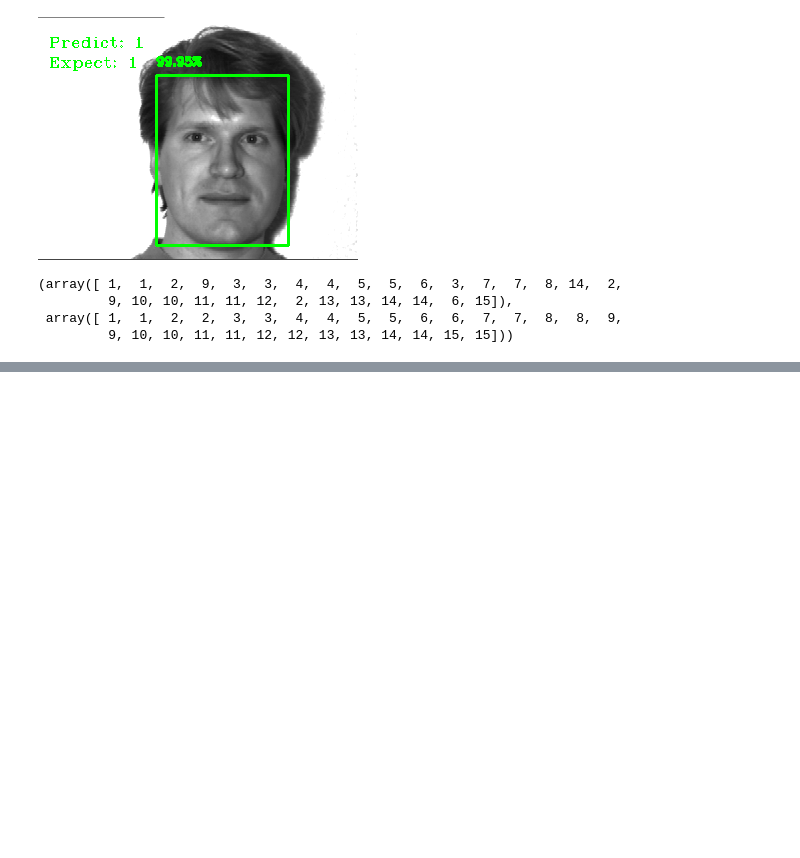
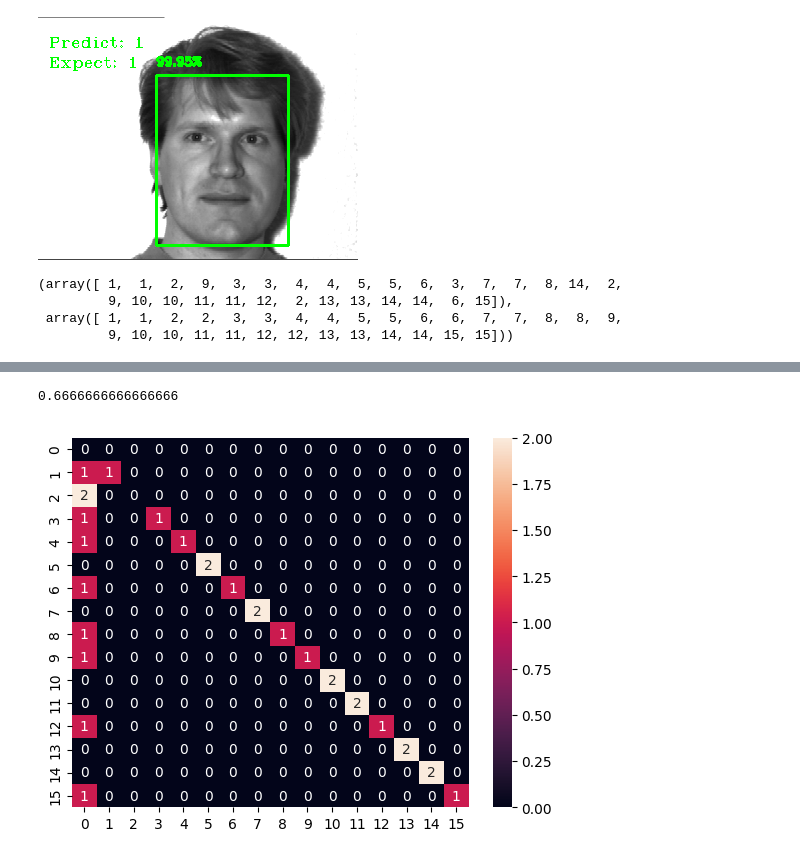
Before and after one commit to pedro162/computer_vision, a Jupyter notebook: face_detection_with_traditoinal_methods.ipynb, the cells around one changed output, grey strips where cells are left out. Cells and saved outputs as stored; diff of their text form; code cells hidden in the pictures; blank space fills up the shorter version.

```diff
--- a/face_detection_with_traditoinal_methods.ipynb
+++ b/face_detection_with_traditoinal_methods.ipynb
@@ -419,0 +467,5 @@ evalueate_algorithm(test_paths, lbph_classifier)
+# %%
+lbph_classifier_2 = cv2.face.LBPHFaceRecognizer_create(radius=4, neighbors=12, grid_x=14, grid_y=14, threshold=550)
+lbph_classifier_2.train(faces, ids)
+np_image, predict = predict_image(test_image, lbph_classifier_2, True)
+cv2_imshow(np_image)
@@ -419,0 +475,5 @@ evalueate_algorithm(test_paths, lbph_classifier)
+# %%
+evaluateion_result(test_paths, lbph_classifier_2)
+# %% [output]
+0.6666666666666666
+[figure, added]
```
Also changed, not shown: parts of 11 cells of this notebook.
